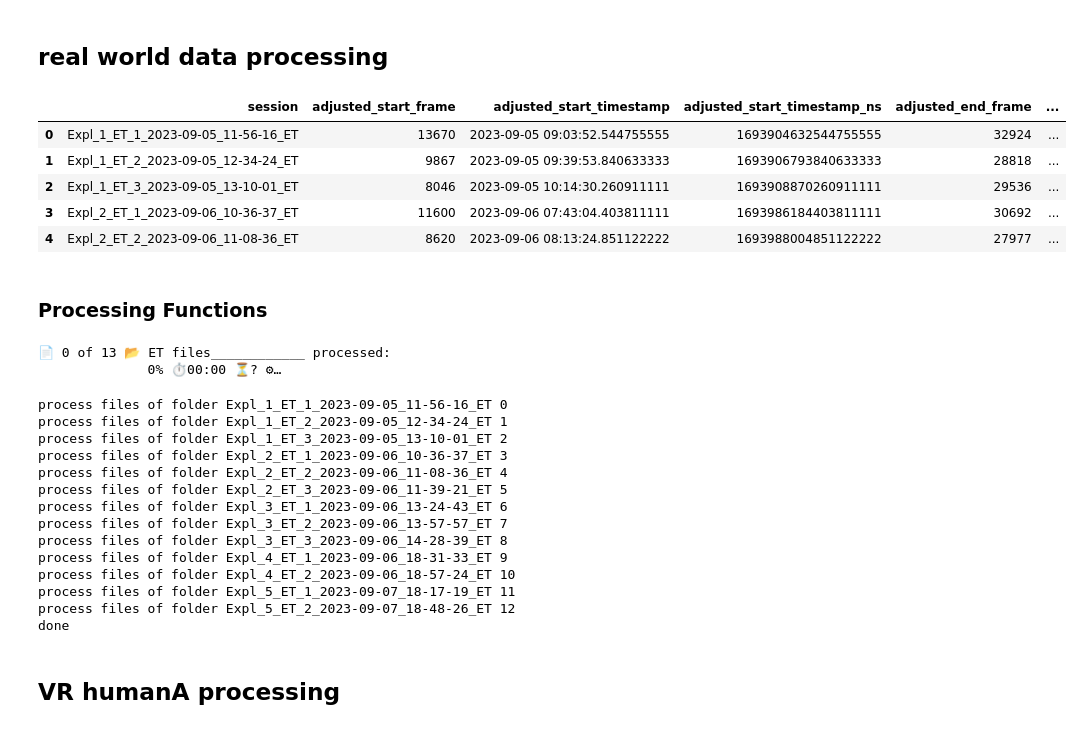
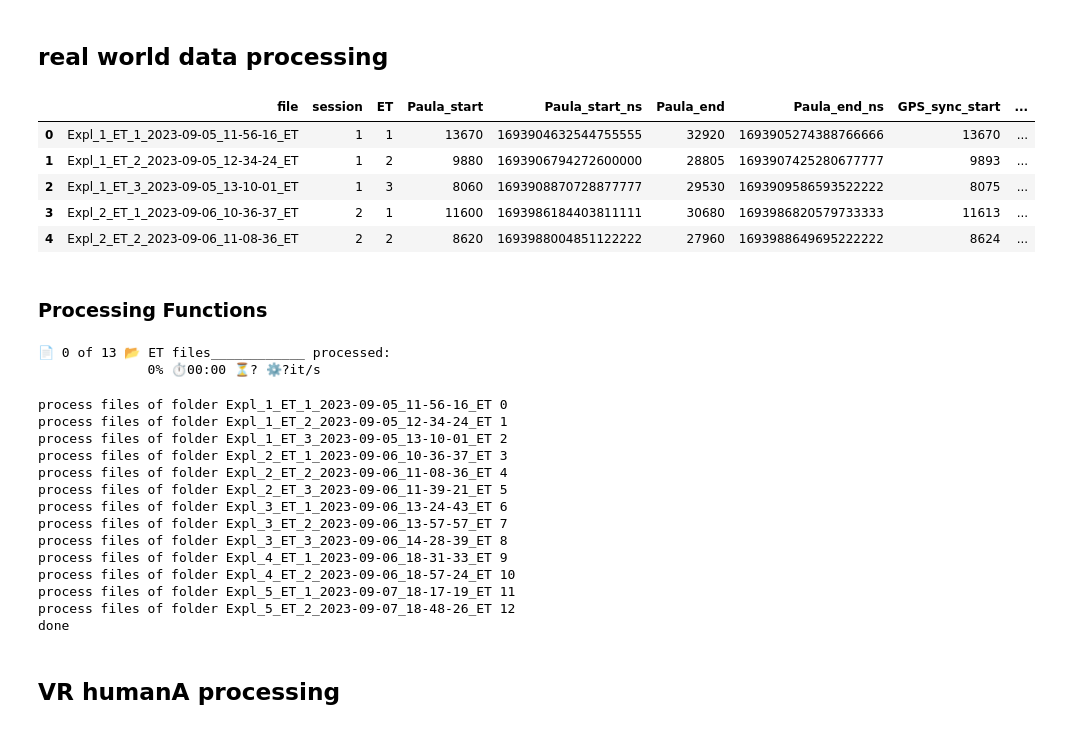
Before and after one commit to JasminLWalter/VR-EyeTracking-GraphTheory, a Jupyter notebook: Cyprus_project/comparisonVR/FixationAnalysis_compVR.ipynb, the cells around one changed output. Cells and saved outputs as stored; diff of their text form; code cells hidden in the pictures.

```diff
--- a/Cyprus_project/comparisonVR/FixationAnalysis_compVR.ipynb
+++ b/Cyprus_project/comparisonVR/FixationAnalysis_compVR.ipynb
@@ -117,17 +117,17 @@ saveFigures = False
 ## real world data processing
 # %%
 # slicing info
-slicingpath = "E:/Cyprus_project_overview/data"
+slicingpath = "E:\Cyprus_project_overview\data\slicingLists"
 
-slicingList = pd.read_csv(os.path.join(slicingpath, "fixation_adj_start_end_ns.csv"))
+slicingList = pd.read_csv(os.path.join(slicingpath, "mainSlicingList.csv"))
 slicingList.head()
 # %% [output]
-|  | session | adjusted_start_frame | adjusted_start_timestamp | adjusted_start_timestamp_ns | adjusted_end_frame | ... |
-| 0 | Expl_1_ET_1_2023-09-05_11-56-16_ET | 13670 | 2023-09-05 09:03:52.544755555 | 1693904632544755555 | 32924 | ... |
-| 1 | Expl_1_ET_2_2023-09-05_12-34-24_ET | 9867 | 2023-09-05 09:39:53.840633333 | 1693906793840633333 | 28818 | ... |
-| 2 | Expl_1_ET_3_2023-09-05_13-10-01_ET | 8046 | 2023-09-05 10:14:30.260911111 | 1693908870260911111 | 29536 | ... |
-| 3 | Expl_2_ET_1_2023-09-06_10-36-37_ET | 11600 | 2023-09-06 07:43:04.403811111 | 1693986184403811111 | 30692 | ... |
-| 4 | Expl_2_ET_2_2023-09-06_11-08-36_ET | 8620 | 2023-09-06 08:13:24.851122222 | 1693988004851122222 | 27977 | ... |
+|  | file | session | ET | Paula_start | Paula_start_ns | Paula_end | Paula_end_ns | GPS_sync_start | ... |
+| 0 | Expl_1_ET_1_2023-09-05_11-56-16_ET | 1 | 1 | 13670 | 1693904632544755555 | 32920 | 1693905274388766666 | 13670 | ... |
+| 1 | Expl_1_ET_2_2023-09-05_12-34-24_ET | 1 | 2 | 9880 | 1693906794272600000 | 28805 | 1693907425280677777 | 9893 | ... |
+| 2 | Expl_1_ET_3_2023-09-05_13-10-01_ET | 1 | 3 | 8060 | 1693908870728877777 | 29530 | 1693909586593522222 | 8075 | ... |
+| 3 | Expl_2_ET_1_2023-09-06_10-36-37_ET | 2 | 1 | 11600 | 1693986184403811111 | 30680 | 1693986820579733333 | 11613 | ... |
+| 4 | Expl_2_ET_2_2023-09-06_11-08-36_ET | 2 | 2 | 8620 | 1693988004851122222 | 27960 | 1693988649695222222 | 8624 | ... |
 # %% [markdown]
 ### Processing Functions
 # %%
@@ -228,8 +228,8 @@ for idx,folder in enumerate(folder_pbar):
 
     print('process files of folder', folder, idx)
 
-    startTS = slicingList.loc[idx, 'adjusted_start_timestamp_ns']
-    endTS = slicingList.loc[idx, 'adjusted_end_timestamp_ns']
+    startTS = slicingList.loc[idx, 'et_start_ns']
+    endTS = slicingList.loc[idx, 'et_end_ns']
 
     # read in data
     fullGaze = pd.read_csv(os.path.join(datapathRW, folder, "gaze.csv"))
@@ -346,7 +346,7 @@ big_df = pd.concat(big_df, ignore_index=True)
 print("done")
 # %% [output]
 📄 0 of 13 📂 ET files____________ processed:
-              0% ⏱️00:00 ⏳? ⚙…
+              0% ⏱️00:00 ⏳? ⚙️?it/s
 process files of folder Expl_1_ET_1_2023-09-05_11-56-16_ET 0
 process files of folder Expl_1_ET_2_2023-09-05_12-34-24_ET 1
 process files of folder Expl_1_ET_3_2023-09-05_13-10-01_ET 2
```
Also changed, not shown: parts of 12 cells of this notebook.
